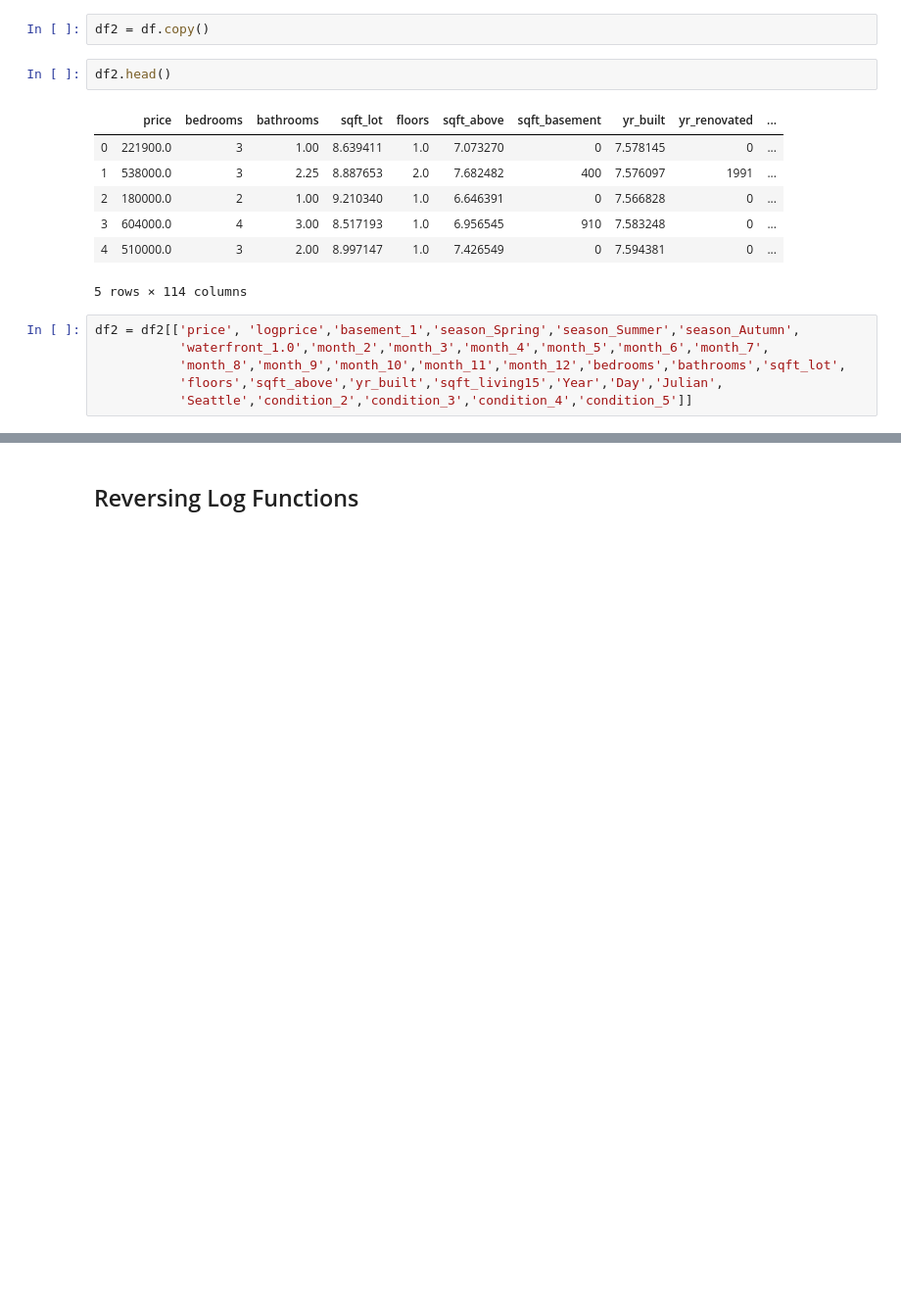
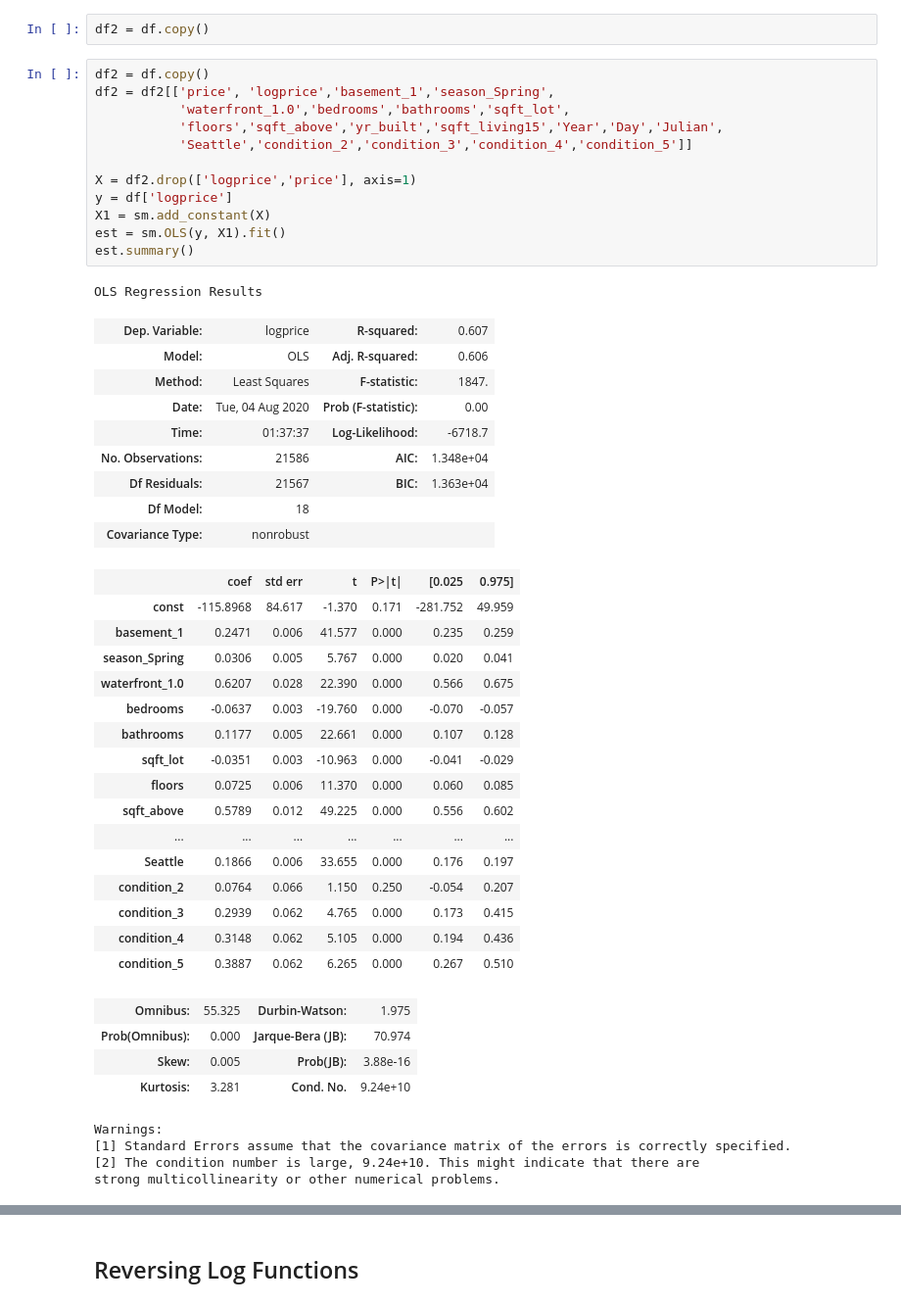
Before and after one commit to aradaha/dsc-mod-2-project-v2-1-onl01-dtsc-ft-030220, a Jupyter notebook: student.ipynb, the cells around one changed output, grey strips where cells are left out. Shown at 98% size. Saved outputs shown, nothing was run; the diff lists cells and outputs as text; blank space fills up the shorter version.

```diff
--- a/student.ipynb
+++ b/student.ipynb
@@ -611,19 +609,50 @@ Root Mean Squared Error: 126073.83704761486
 Here I eliminate most of the predictors, trying to keep the continuous variables and the best predictors from the categoricals
 # %%
 df2 = df.copy()
-# %%
-df2.head()
-# %% [output]
-|  | price | bedrooms | bathrooms | sqft_lot | floors | sqft_above | sqft_basement | yr_built | yr_renovated | ... |
-| 0 | 221900.0 | 3 | 1.00 | 8.639411 | 1.0 | 7.073270 | 0 | 7.578145 | 0 | ... |
-| 1 | 538000.0 | 3 | 2.25 | 8.887653 | 2.0 | 7.682482 | 400 | 7.576097 | 1991 | ... |
-| 2 | 180000.0 | 2 | 1.00 | 9.210340 | 1.0 | 6.646391 | 0 | 7.566828 | 0 | ... |
-| 3 | 604000.0 | 4 | 3.00 | 8.517193 | 1.0 | 6.956545 | 910 | 7.583248 | 0 | ... |
-| 4 | 510000.0 | 3 | 2.00 | 8.997147 | 1.0 | 7.426549 | 0 | 7.594381 | 0 | ... |
-5 rows × 114 columns
 # %%
-df2 = df2[['price', 'logprice','basement_1','season_Spring','season_Summer','season_Autumn',
-           'waterfront_1.0','month_2','month_3','month_4','month_5','month_6','month_7',
-           'month_8','month_9','month_10','month_11','month_12','bedrooms','bathrooms','sqft_lot',
+df2 = df.copy()
+df2 = df2[['price', 'logprice','basement_1','season_Spring',
+           'waterfront_1.0','bedrooms','bathrooms','sqft_lot',
            'floors','sqft_above','yr_built','sqft_living15','Year','Day','Julian',
            'Seattle','condition_2','condition_3','condition_4','condition_5']]
+
+X = df2.drop(['logprice','price'], axis=1)
+y = df['logprice']
+X1 = sm.add_constant(X)
+est = sm.OLS(y, X1).fit()
+est.summary()
+# %% [output]
+OLS Regression Results
+| Dep. Variable: | logprice | R-squared: | 0.607 |
+| Model: | OLS | Adj. R-squared: | 0.606 |
+| Method: | Least Squares | F-statistic: | 1847. |
+| Date: | Tue, 04 Aug 2020 | Prob (F-statistic): | 0.00 |
+| Time: | 01:37:37 | Log-Likelihood: | -6718.7 |
+| No. Observations: | 21586 | AIC: | 1.348e+04 |
+| Df Residuals: | 21567 | BIC: | 1.363e+04 |
+| Df Model: | 18 |  |  |
+| Covariance Type: | nonrobust |  |  |
+|  | coef | std err | t | P>|t| | [0.025 | 0.975] |
+| const | -115.8968 | 84.617 | -1.370 | 0.171 | -281.752 | 49.959 |
+| basement_1 | 0.2471 | 0.006 | 41.577 | 0.000 | 0.235 | 0.259 |
+| season_Spring | 0.0306 | 0.005 | 5.767 | 0.000 | 0.020 | 0.041 |
+| waterfront_1.0 | 0.6207 | 0.028 | 22.390 | 0.000 | 0.566 | 0.675 |
+| bedrooms | -0.0637 | 0.003 | -19.760 | 0.000 | -0.070 | -0.057 |
+| bathrooms | 0.1177 | 0.005 | 22.661 | 0.000 | 0.107 | 0.128 |
+| sqft_lot | -0.0351 | 0.003 | -10.963 | 0.000 | -0.041 | -0.029 |
+| floors | 0.0725 | 0.006 | 11.370 | 0.000 | 0.060 | 0.085 |
+| sqft_above | 0.5789 | 0.012 | 49.225 | 0.000 | 0.556 | 0.602 |
+| ... | ... | ... | ... | ... | ... | ... |
+| Seattle | 0.1866 | 0.006 | 33.655 | 0.000 | 0.176 | 0.197 |
+| condition_2 | 0.0764 | 0.066 | 1.150 | 0.250 | -0.054 | 0.207 |
+| condition_3 | 0.2939 | 0.062 | 4.765 | 0.000 | 0.173 | 0.415 |
+| condition_4 | 0.3148 | 0.062 | 5.105 | 0.000 | 0.194 | 0.436 |
+| condition_5 | 0.3887 | 0.062 | 6.265 | 0.000 | 0.267 | 0.510 |
+| Omnibus: | 55.325 | Durbin-Watson: | 1.975 |
+| Prob(Omnibus): | 0.000 | Jarque-Bera (JB): | 70.974 |
+| Skew: | 0.005 | Prob(JB): | 3.88e-16 |
+| Kurtosis: | 3.281 | Cond. No. | 9.24e+10 |
+Warnings:
+[1] Standard Errors assume that the covariance matrix of the errors is correctly specified.
+[2] The condition number is large, 9.24e+10. This might indicate that there are
+strong multicollinearity or other numerical problems.
```
Also changed, not shown: parts of 5 cells of this notebook.
